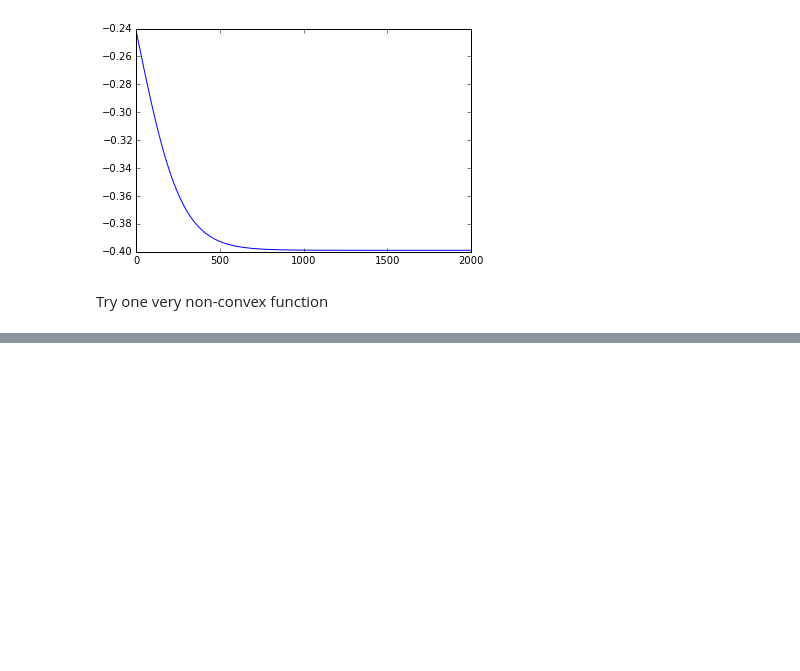
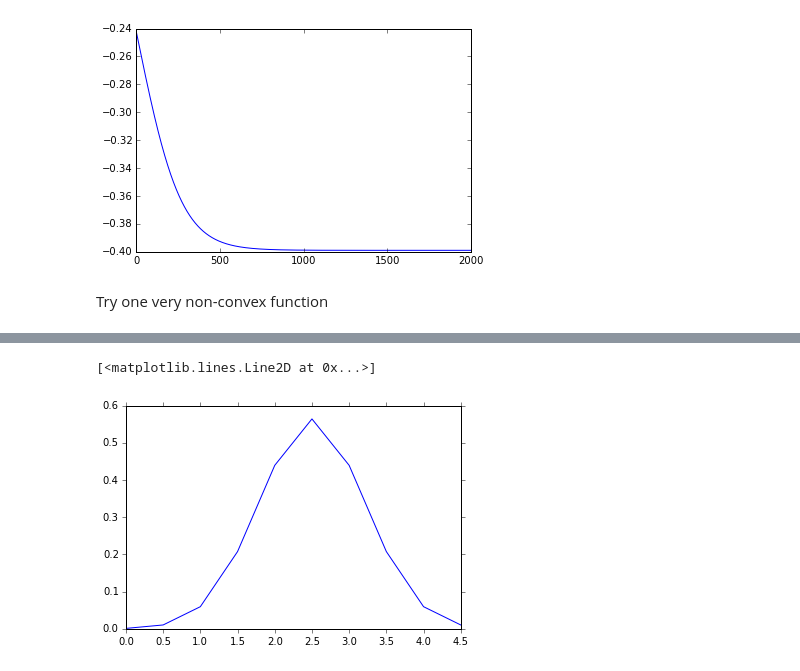
Before and after one commit to peteflorence/Machine-Learning-6.867-homework, a Jupyter notebook: hw1/problem_1.ipynb, the cells around one changed output, grey strips where cells are left out. Drawn from its saved outputs; the diff is of its cells as text; code cells hidden in the pictures; blank space fills up the shorter version.

```diff
--- a/hw1/problem_1.ipynb
+++ b/hw1/problem_1.ipynb
@@ -182,0 +328,12 @@ Function in blue, derivative in red
+# %%
+import matplotlib.pyplot as plt
+from scipy.stats import multivariate_normal
+
+x = np.linspace(0, 5, 10, endpoint=False)
+y = multivariate_normal.pdf(x, mean=2.5, cov=0.5)
+fig1 = plt.figure()
+ax = fig1.add_subplot(111)
+ax.plot(x, y)
+# %% [output]
+[<matplotlib.lines.Line2D at 0x...>]
+[figure, added]
```
Also changed, not shown: parts of 6 cells of this notebook, 2 other files.
